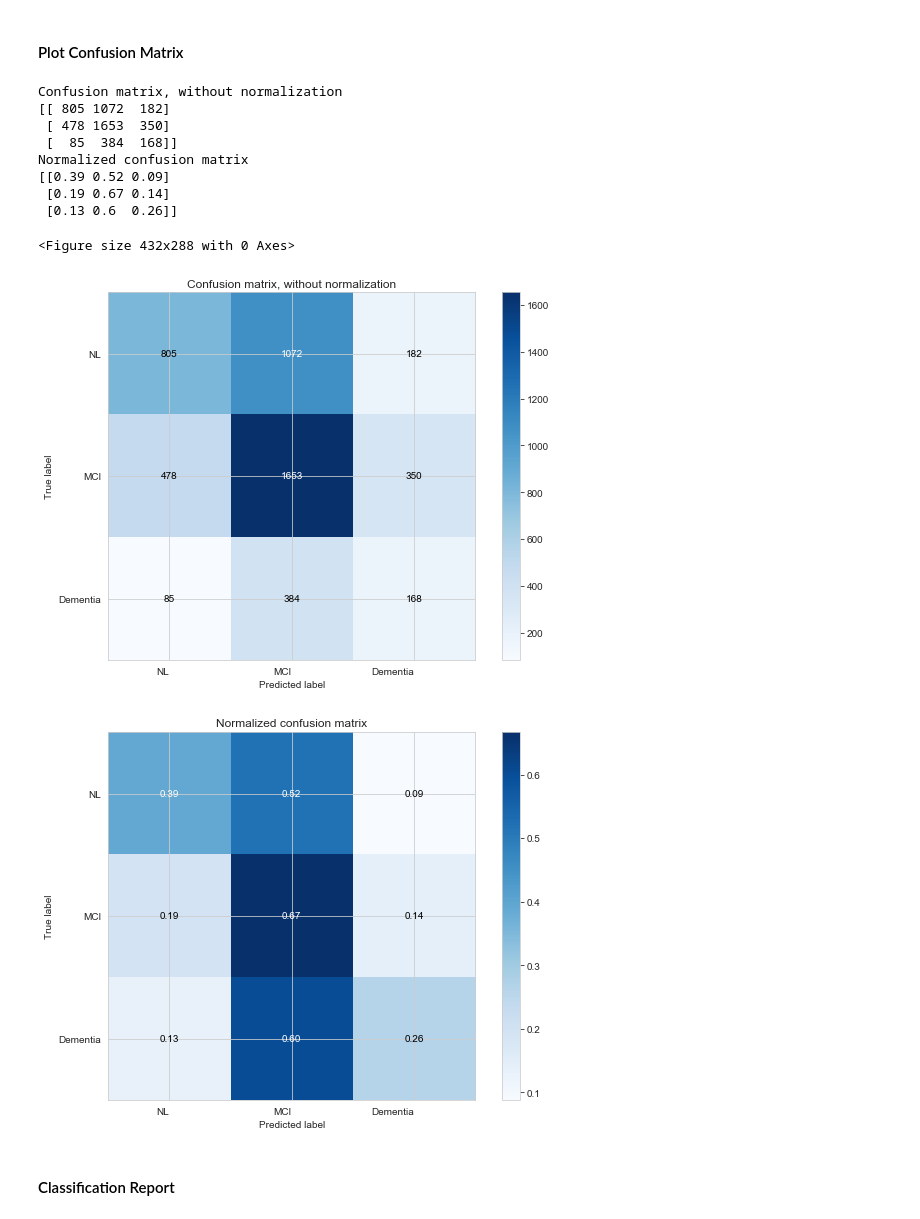
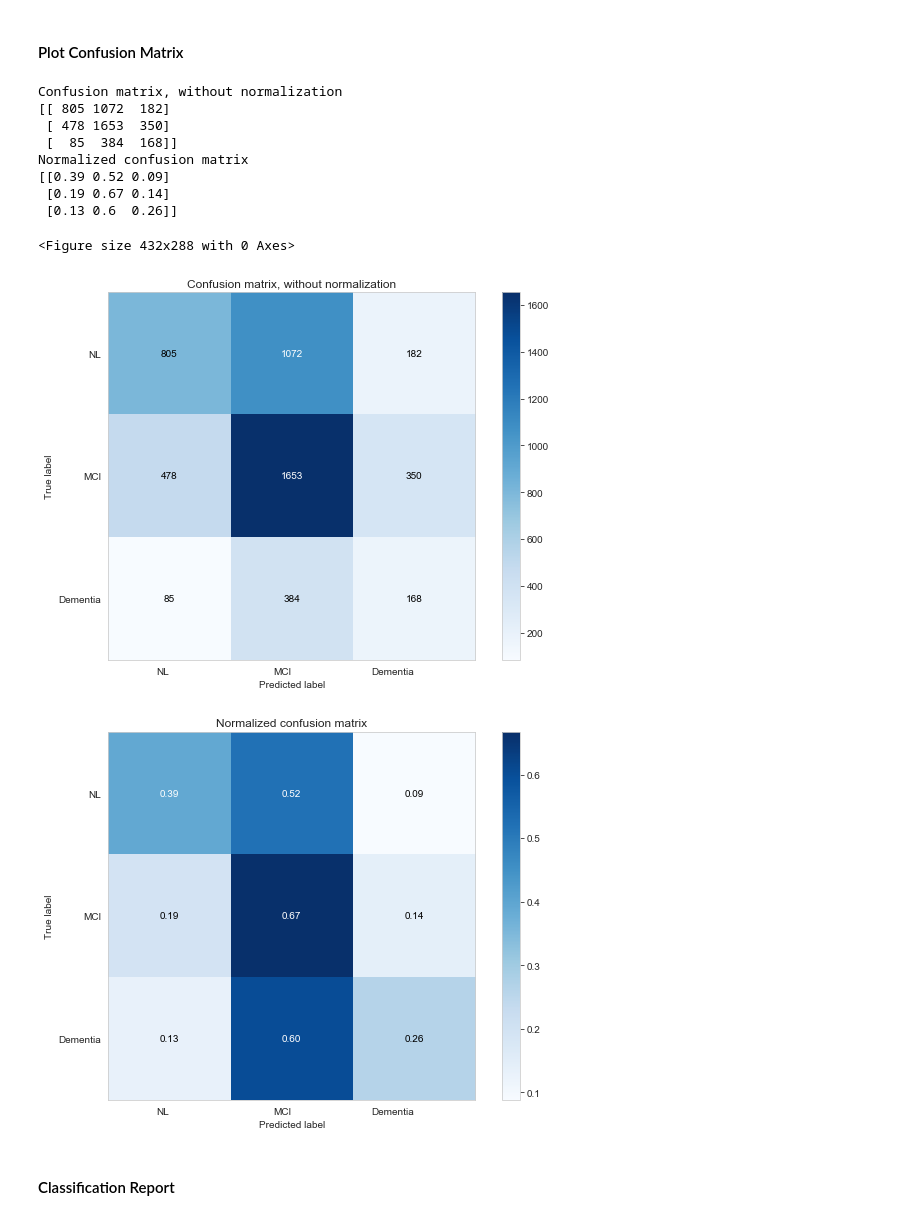
Before and after one commit to ibrahim85/ad_ncirl, a Jupyter notebook: Experiment_1 ( change per month).ipynb, the cells around one changed output. Cells and saved outputs as stored; diff of their text form; code cells hidden in the pictures.

```diff
--- a/Experiment_1 ( change per month).ipynb
+++ b/Experiment_1 ( change per month).ipynb
@@ -421,6 +440,9 @@ def plot_confusion_matrix(y_true, y_pred,
            title=title,
            ylabel='True label',
            xlabel='Predicted label')
+    # Turns off grid on the left Axis.
+    ax.grid(False)
+
 
     # Rotate the tick labels and set their alignment.
     plt.setp(ax.get_xticklabels(), rotation=0, ha="right",
@@ -431,35 +453,35 @@ def plot_confusion_matrix(y_true, y_pred,
     thresh = cm.max() / 2.
     for i in range(cm.shape[0]):
         for j in range(cm.shape[1]):
             ax.text(j, i, format(cm[i, j], fmt),
                     ha="center", va="center",
                     color="white" if cm[i, j] > thresh else "black")
     fig.tight_layout()
     return ax
 
 np.set_printoptions(precision=2)
 
 # Plot non-normalized confusion matrix
 plot_confusion_matrix(Y_test, y_pred,
                       title='Confusion matrix, without normalization')
 
 # Plot normalized confusion matrix
 plot_confusion_matrix(Y_test, y_pred, normalize=True,
                       title='Normalized confusion matrix')
 
 plt.show()
 # %% [output]
 Confusion matrix, without normalization
 [[ 805 1072  182]
  [ 478 1653  350]
  [  85  384  168]]
 Normalized confusion matrix
 [[0.39 0.52 0.09]
  [0.19 0.67 0.14]
  [0.13 0.6  0.26]]
 <Figure size 432x288 with 0 Axes>
-[figure, old version]
+[figure, new version]
-[figure, old version]
+[figure, new version]
 # %% [markdown]
 #### Classification Report
 # %%
```
Also changed, not shown: parts of 3 cells of this notebook, 4 other files.
